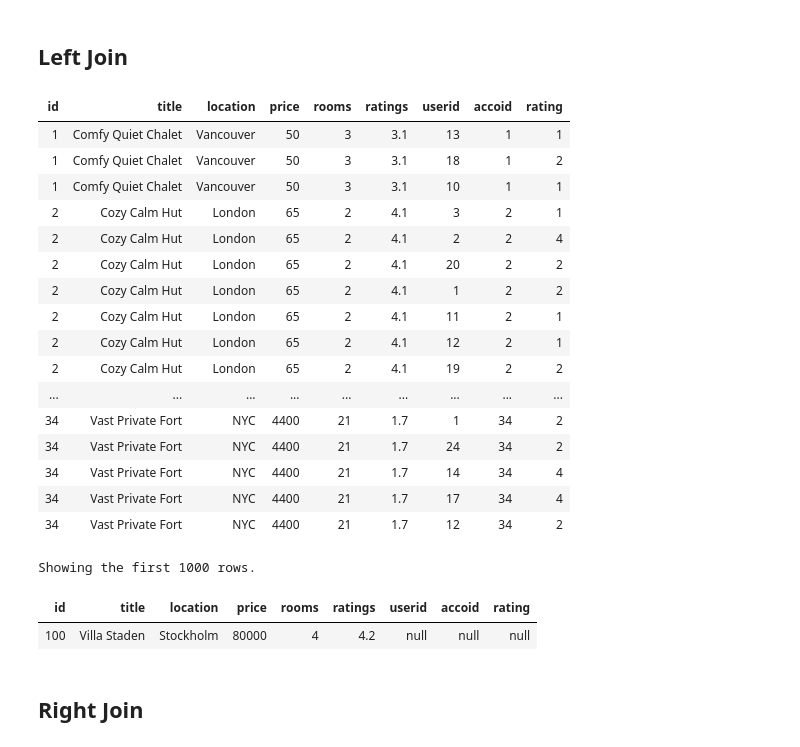
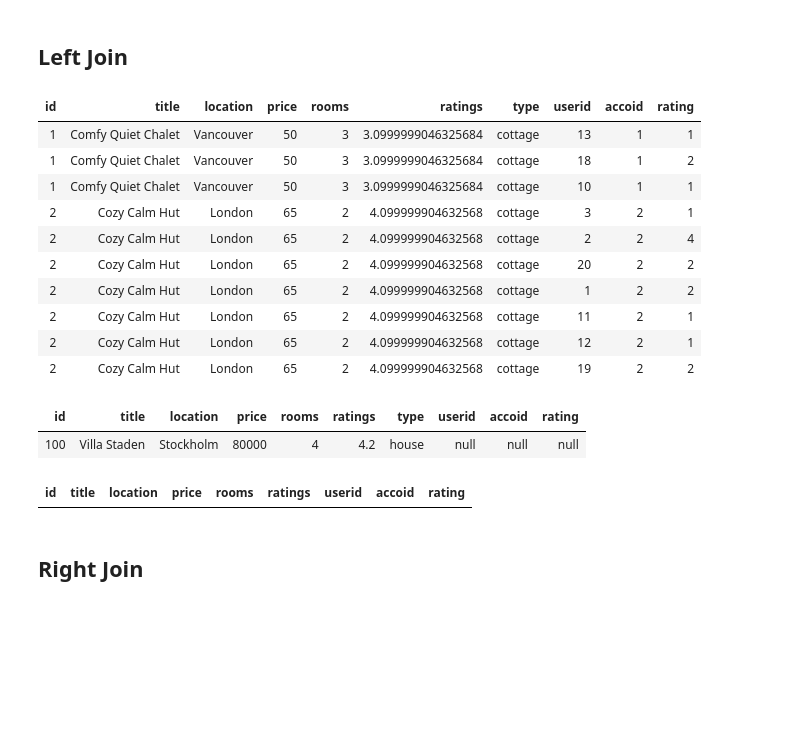
Before and after one commit to xingyazhou/datageek-github, a Jupyter notebook: pyspark/pySpark_SparkML_Example_Recommendation.ipynb, the cells around one changed output. Saved outputs shown, nothing was run; the diff lists cells and outputs as text; code cells hidden in the pictures; blank space fills up the shorter version.

```diff
--- a/pyspark/pySpark_SparkML_Example_Recommendation.ipynb
+++ b/pyspark/pySpark_SparkML_Example_Recommendation.ipynb
@@ -19,17 +19,18 @@ from pyspark.mllib.recommendation import ALS, MatrixFactorizationModel, Rating
 ## Design Schema
 # %%
 rate_schema = "`userid` string, `accoid` string, `rating` INT"
-accos_schema = "`id` string, `title` string, `location` string, `price` int, `rooms` int, `rating` float"
+accos_schema = "`id` string, `title` string, `location` string, `price` int, `rooms` int, `rating` float, `type` string"
+recommend_schema = "`userid` string, `accoid` srting, `prediction` float"
 # %% [output]
 [interactive output not drawn]
 # %% [markdown]
 ## Read csv files to Spark DataFrame
 # %%
-rating_file_location = '/FileStore/tables/rating-1.csv'
+rating_file_location = '/FileStore/tables/rating.csv'
 dfRates = spark.read.csv(rating_file_location, rate_schema)
 
 print(dfRates.count())
-display(dfRates)
+display(dfRates.take(10))
 # %% [output]
 | userid | accoid | rating |
 | 10 | 1 | 1 |
@@ -54,9 +48,9 @@ print(dfRates.count())
 # %% [output]
 [interactive output not drawn]
 # %%
-accos_file_location = "/FileStore/tables/accommodation-1.csv"
+accos_file_location = "/FileStore/tables/accommodation.csv"
 dfAccos = spark.read.csv(accos_file_location, accos_schema)
 
 print(dfAccos.count())
-display(dfAccos)
+display(dfAccos.take(10))
 # %% [output]
@@ -116,31 +83,28 @@ display(df_agg)
 # %%
 df_leftjoined = dfAccos.withColumnRenamed('rating', 'ratings').join(dfRates, dfAccos.id == dfRates.accoid, how = 'left')
 print(df_leftjoined.count())
-display(df_leftjoined)
+display(df_leftjoined.take(10))
 # %% [output]
-| id | title | location | price | rooms | ratings | userid | accoid | rating |
-| 1 | Comfy Quiet Chalet | Vancouver | 50 | 3 | 3.1 | 13 | 1 | 1 |
-| 1 | Comfy Quiet Chalet | Vancouver | 50 | 3 | 3.1 | 18 | 1 | 2 |
-| 1 | Comfy Quiet Chalet | Vancouver | 50 | 3 | 3.1 | 10 | 1 | 1 |
-| 2 | Cozy Calm Hut | London | 65 | 2 | 4.1 | 3 | 2 | 1 |
-| 2 | Cozy Calm Hut | London | 65 | 2 | 4.1 | 2 | 2 | 4 |
-| 2 | Cozy Calm Hut | London | 65 | 2 | 4.1 | 20 | 2 | 2 |
-| 2 | Cozy Calm Hut | London | 65 | 2 | 4.1 | 1 | 2 | 2 |
-| 2 | Cozy Calm Hut | London | 65 | 2 | 4.1 | 11 | 2 | 1 |
-| 2 | Cozy Calm Hut | London | 65 | 2 | 4.1 | 12 | 2 | 1 |
-| 2 | Cozy Calm Hut | London | 65 | 2 | 4.1 | 19 | 2 | 2 |
-| ... | ... | ... | ... | ... | ... | ... | ... | ... |
-| 34 | Vast Private Fort | NYC | 4400 | 21 | 1.7 | 1 | 34 | 2 |
-| 34 | Vast Private Fort | NYC | 4400 | 21 | 1.7 | 24 | 34 | 2 |
-| 34 | Vast Private Fort | NYC | 4400 | 21 | 1.7 | 14 | 34 | 4 |
-| 34 | Vast Private Fort | NYC | 4400 | 21 | 1.7 | 17 | 34 | 4 |
-| 34 | Vast Private Fort | NYC | 4400 | 21 | 1.7 | 12 | 34 | 2 |
+| id | title | location | price | rooms | ratings | type | userid | accoid | rating |
+| 1 | Comfy Quiet Chalet | Vancouver | 50 | 3 | 3.0999999046325684 | cottage | 13 | 1 | 1 |
+| 1 | Comfy Quiet Chalet | Vancouver | 50 | 3 | 3.0999999046325684 | cottage | 18 | 1 | 2 |
+| 1 | Comfy Quiet Chalet | Vancouver | 50 | 3 | 3.0999999046325684 | cottage | 10 | 1 | 1 |
+| 2 | Cozy Calm Hut | London | 65 | 2 | 4.099999904632568 | cottage | 3 | 2 | 1 |
+| 2 | Cozy Calm Hut | London | 65 | 2 | 4.099999904632568 | cottage | 2 | 2 | 4 |
+| 2 | Cozy Calm Hut | London | 65 | 2 | 4.099999904632568 | cottage | 20 | 2 | 2 |
+| 2 | Cozy Calm Hut | London | 65 | 2 | 4.099999904632568 | cottage | 1 | 2 | 2 |
+| 2 | Cozy Calm Hut | London | 65 | 2 | 4.099999904632568 | cottage | 11 | 2 | 1 |
+| 2 | Cozy Calm Hut | London | 65 | 2 | 4.099999904632568 | cottage | 12 | 2 | 1 |
+| 2 | Cozy Calm Hut | London | 65 | 2 | 4.099999904632568 | cottage | 19 | 2 | 2 |
-Showing the first 1000 rows.
 # %%
 display(df_leftjoined.select('*').where(df_leftjoined.id == '100'))
 # %% [output]
-| id | title | location | price | rooms | ratings | userid | accoid | rating |
-| 100 | Villa Staden | Stockholm | 80000 | 4 | 4.2 | null | null | null |
+| id | title | location | price | rooms | ratings | type | userid | accoid | rating |
+| 100 | Villa Staden | Stockholm | 80000 | 4 | 4.2 | house | null | null | null |
+# %%
+display(df_leftjoined.select('*').where(df_leftjoined.id == '101'))
+# %% [output]
+| id | title | location | price | rooms | ratings | userid | accoid | rating |
 # %% [markdown]
 ## Right Join
 # %%
```
Also changed, not shown: parts of 23 cells of this notebook.
